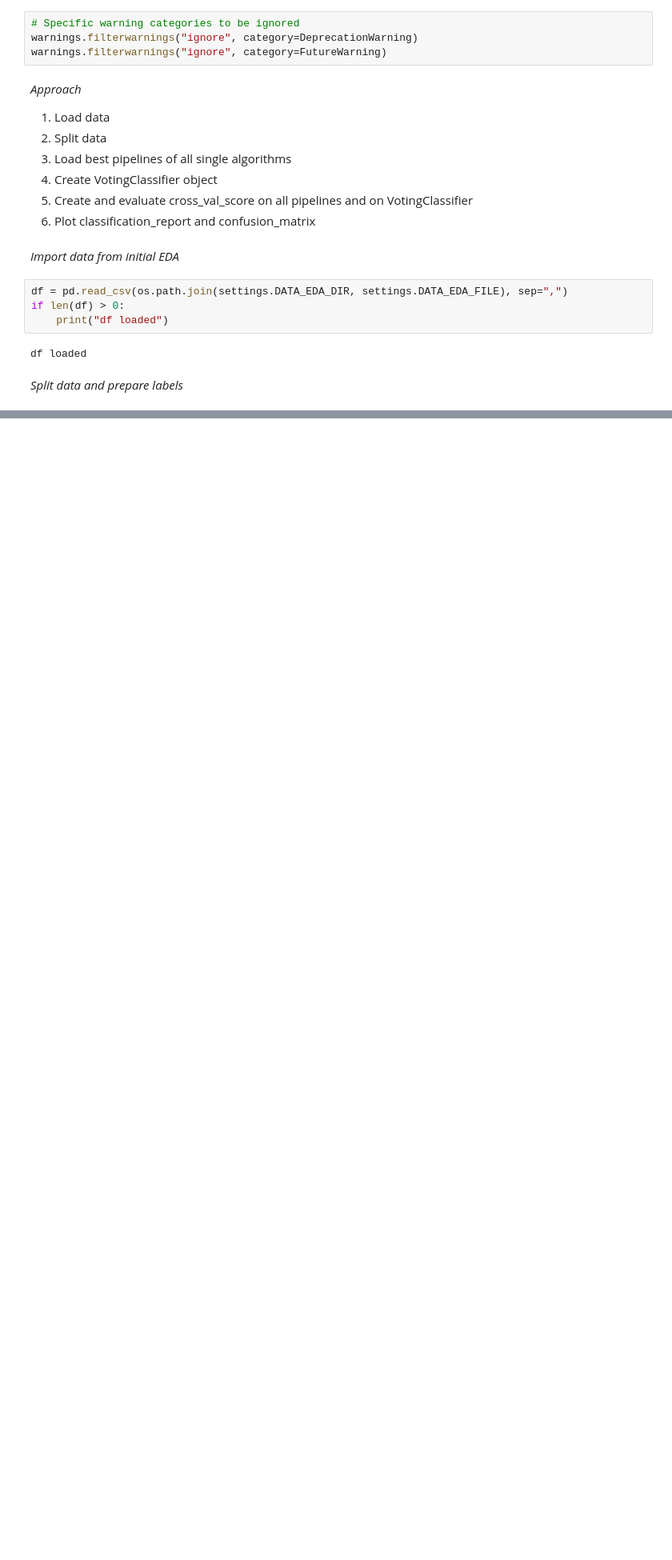
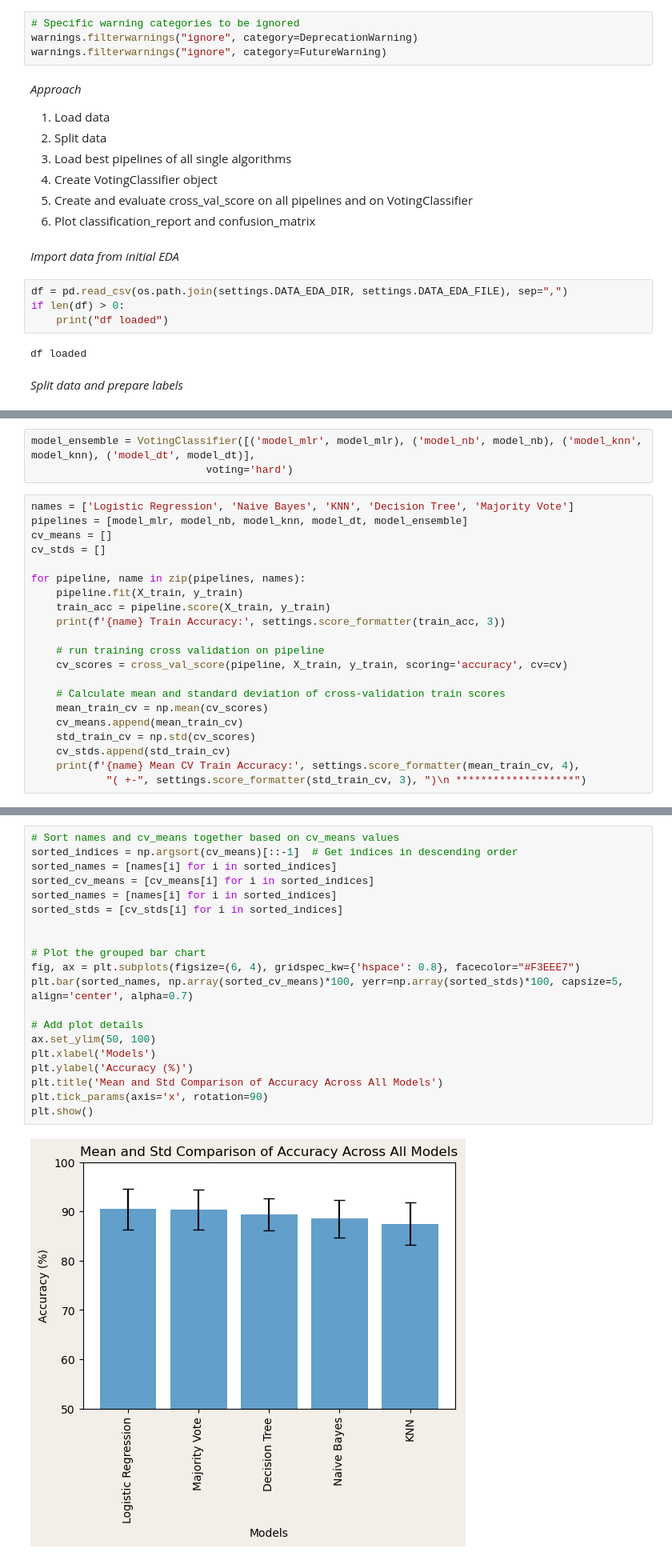
Before and after one commit to carstenegelund/sleep-disorder-classifier, a Jupyter notebook: model_ensemble_majority_vote.ipynb, the cells around one changed output, grey strips where cells are left out. Shown at 80% size. Drawn from its saved outputs; the diff is of its cells as text; blank space fills up the shorter version.

```diff
--- a/model_ensemble_majority_vote.ipynb
+++ b/model_ensemble_majority_vote.ipynb
@@ -609,0 +211,24 @@ plt.show()
+# %%
+model_ensemble = VotingClassifier([('model_mlr', model_mlr), ('model_nb', model_nb), ('model_knn', model_knn), ('model_dt', model_dt)],
+                            voting='hard')
+# %%
+names = ['Logistic Regression', 'Naive Bayes', 'KNN', 'Decision Tree', 'Majority Vote']
+pipelines = [model_mlr, model_nb, model_knn, model_dt, model_ensemble]
+cv_means = []
+cv_stds = []
+
+for pipeline, name in zip(pipelines, names):
+    pipeline.fit(X_train, y_train)
+    train_acc = pipeline.score(X_train, y_train)
+    print(f'{name} Train Accuracy:', settings.score_formatter(train_acc, 3))
+
+    # run training cross validation on pipeline
+    cv_scores = cross_val_score(pipeline, X_train, y_train, scoring='accuracy', cv=cv)
+
+    # Calculate mean and standard deviation of cross-validation train scores
+    mean_train_cv = np.mean(cv_scores)
+    cv_means.append(mean_train_cv)
+    std_train_cv = np.std(cv_scores)
+    cv_stds.append(std_train_cv)
+    print(f'{name} Mean CV Train Accuracy:', settings.score_formatter(mean_train_cv, 4),
+            "( +-", settings.score_formatter(std_train_cv, 3), ")\n *******************")
@@ -609,0 +260,22 @@ plt.show()
+# %%
+# Sort names and cv_means together based on cv_means values
+sorted_indices = np.argsort(cv_means)[::-1]  # Get indices in descending order
+sorted_names = [names[i] for i in sorted_indices]
+sorted_cv_means = [cv_means[i] for i in sorted_indices]
+sorted_names = [names[i] for i in sorted_indices]
+sorted_stds = [cv_stds[i] for i in sorted_indices]
+
+
+# Plot the grouped bar chart
+fig, ax = plt.subplots(figsize=(6, 4), gridspec_kw={'hspace': 0.8}, facecolor="#F3EEE7")
+plt.bar(sorted_names, np.array(sorted_cv_means)*100, yerr=np.array(sorted_stds)*100, capsize=5, align='center', alpha=0.7)
+
+# Add plot details
+ax.set_ylim(50, 100)
+plt.xlabel('Models')
+plt.ylabel('Accuracy (%)')
+plt.title('Mean and Std Comparison of Accuracy Across All Models')
+plt.tick_params(axis='x', rotation=90)
+plt.show()
+# %% [output]
+[figure, added]
```
Also changed, not shown: parts of 55 cells of this notebook, 8 other files.
